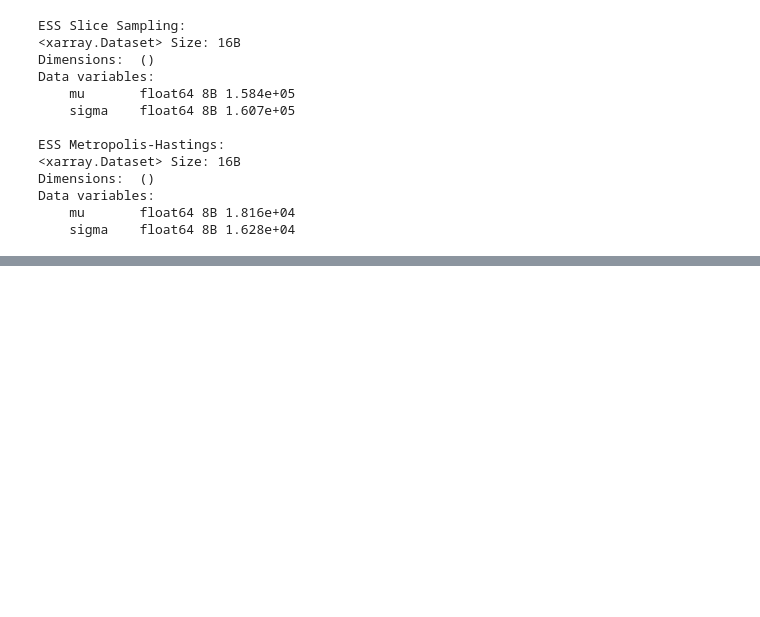
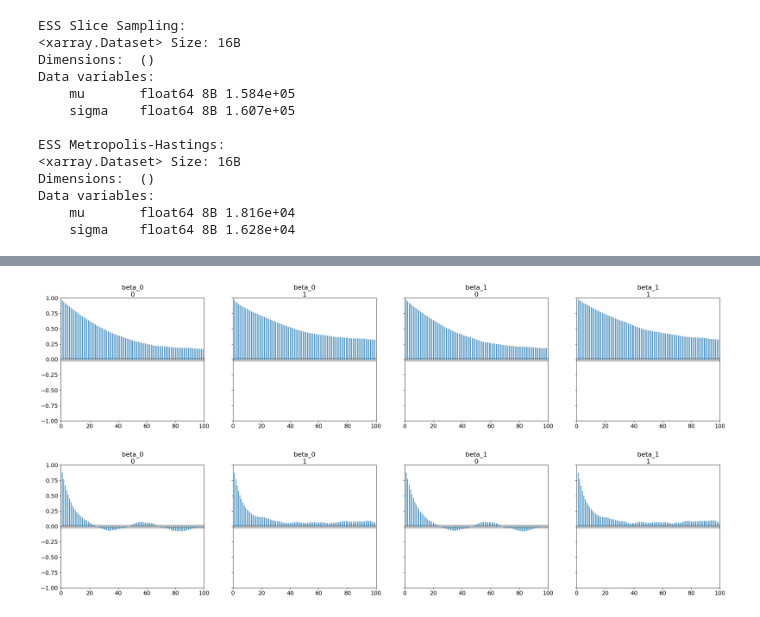
Before and after one commit to ElisaVianey13/DSC, a Jupyter notebook: TUGAS_3.ipynb, the cells around one changed output, grey strips where cells are left out. Saved outputs shown, nothing was run; the diff lists cells and outputs as text; code cells hidden in the pictures; blank space fills up the shorter version.

```diff
--- a/TUGAS_3.ipynb
+++ b/TUGAS_3.ipynb
@@ -130,0 +211,10 @@ Data variables:
+# %%
+import arviz as az
+
+# Cek autokorelasi untuk kedua metode
+az.plot_autocorr(trace_mh, var_names=["beta_0", "beta_1"])
+az.plot_autocorr(trace_slice, var_names=["beta_0", "beta_1"])
+plt.show()
+# %% [output]
+[figure, added]
+[figure, added]
```
Also changed, not shown: parts of 6 cells of this notebook.
